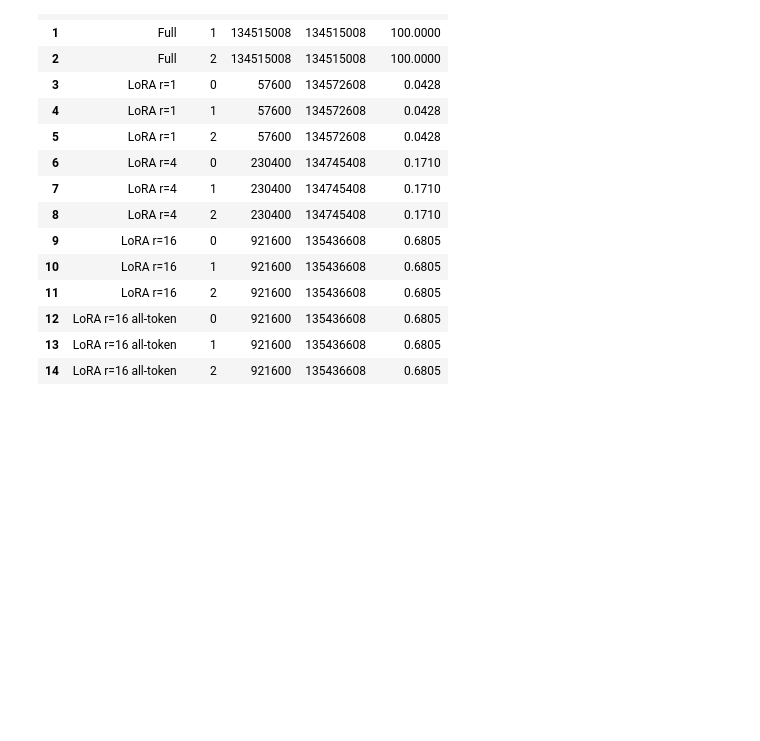
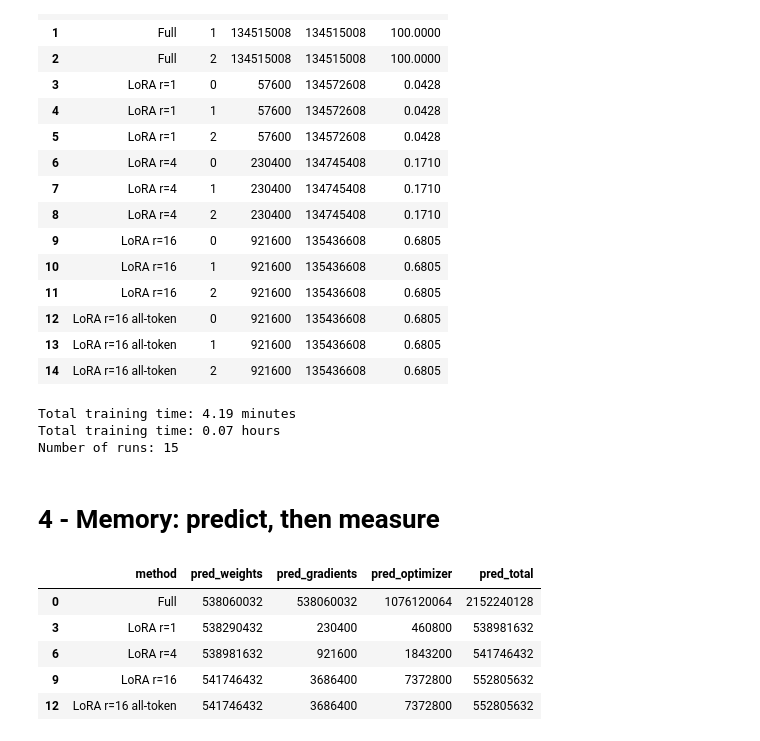
Before and after one commit to erictsaily/AIGC5500-Lab-6, a Jupyter notebook: lab06.ipynb, the cells around one changed output. Cells and saved outputs as stored; diff of their text form; code cells hidden in the pictures; blank space fills up the shorter version.

```diff
--- a/lab06.ipynb
+++ b/lab06.ipynb
@@ -424,3 +424,44 @@ display(df[[
 | 12 | LoRA r=16 all-token | 0 | 921600 | 135436608 | 0.6805 |
 | 13 | LoRA r=16 all-token | 1 | 921600 | 135436608 | 0.6805 |
 | 14 | LoRA r=16 all-token | 2 | 921600 | 135436608 | 0.6805 |
+# %%
+total_seconds = df["seconds"].sum()
+
+print(f"Total training time: {total_seconds / 60:.2f} minutes")
+print(f"Total training time: {total_seconds / 3600:.2f} hours")
+print(f"Number of runs: {len(df)}")
+# %% [output]
+Total training time: 4.19 minutes
+Total training time: 0.07 hours
+Number of runs: 15
+# %% [markdown]
+# 4 - Memory: predict, then measure
+# %%
+# Predict memory in bytes
+df["pred_weights"] = 4 * df["total"]
+df["pred_gradients"] = 4 * df["trainable"]
+df["pred_optimizer"] = 8 * df["trainable"]
+
+df["pred_total"] = (
+    df["pred_weights"]
+    + df["pred_gradients"]
+    + df["pred_optimizer"]
+)
+
+# One prediction per method
+predictions = df.drop_duplicates("method")
+
+display(predictions[[
+    "method",
+    "pred_weights",
+    "pred_gradients",
+    "pred_optimizer",
+    "pred_total"
+]])
+# %% [output]
+|  | method | pred_weights | pred_gradients | pred_optimizer | pred_total |
+| 0 | Full | 538060032 | 538060032 | 1076120064 | 2152240128 |
+| 3 | LoRA r=1 | 538290432 | 230400 | 460800 | 538981632 |
+| 6 | LoRA r=4 | 538981632 | 921600 | 1843200 | 541746432 |
+| 9 | LoRA r=16 | 541746432 | 3686400 | 7372800 | 552805632 |
+| 12 | LoRA r=16 all-token | 541746432 | 3686400 | 7372800 | 552805632 |
```
Also changed, not shown: parts of 3 cells of this notebook, 1 other file.
